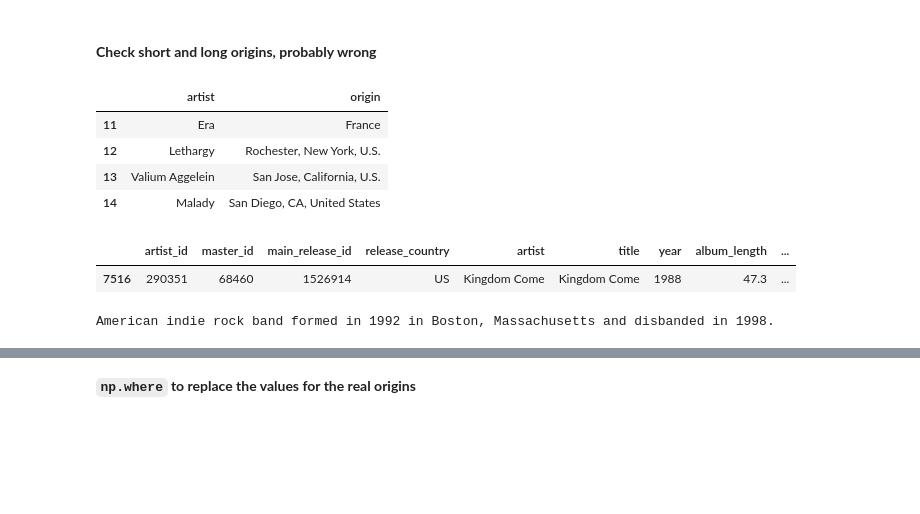
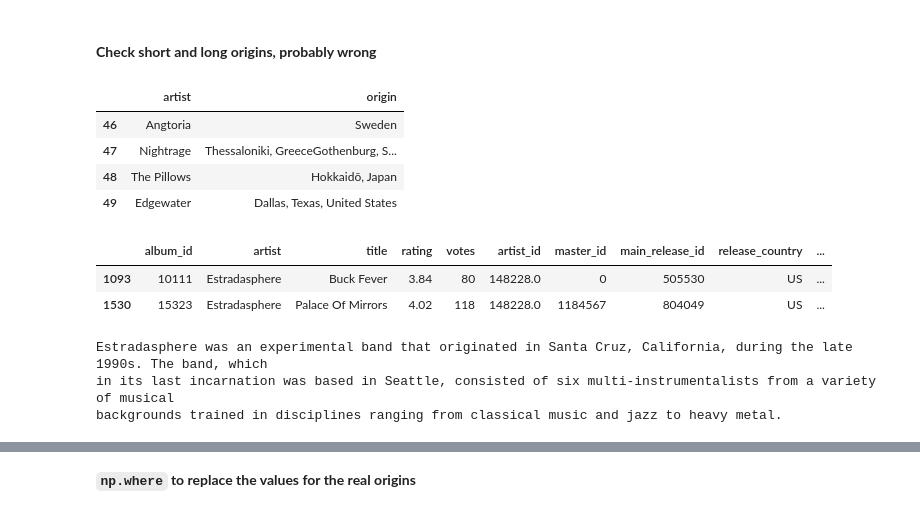
Before and after one commit to arnauog/what_the_rock, a Jupyter notebook: geopy_origins.ipynb, the cells around one changed output, grey strips where cells are left out. Drawn from its saved outputs; the diff is of its cells as text; code cells hidden in the pictures; blank space fills up the shorter version.

Commit message:
spotipy quasi tot, finished df_us_new_masters! until 2010

```diff
--- a/geopy_origins.ipynb
+++ b/geopy_origins.ipynb
@@ -933,9 +955,9 @@ artists_to_do
 # %%
 # create the df with the origins scraped from Wikipedia
 
-df = pd.read_csv('Datasets/df_masters_blended.csv')
+df = pd.read_csv('Datasets/df_us_new_masters_clean.csv')
 start_index = 0
-final_index = start_index+16
+final_index = start_index+50
 
 df_artists_origins = get_origins_wikipedia(df, start_index, final_index)
 # %% [output]
@@ -1073,31 +1091,34 @@ for index, row in df_new_artists.iterrows():
     if len(row['origin']) < 10:
         print(index, row['origin'])
 # %%
-start_index = 11
+start_index = 46
 
 end_index = start_index+5
 df_new_artists.loc[start_index:end_index]
 # %% [output]
 |  | artist | origin |
-| 11 | Era | France |
-| 12 | Lethargy | Rochester, New York, U.S. |
-| 13 | Valium Aggelein | San Jose, California, U.S. |
-| 14 | Malady | San Diego, CA, United States |
+| 46 | Angtoria | Sweden |
+| 47 | Nightrage | Thessaloniki, GreeceGothenburg, S... |
+| 48 | The Pillows | Hokkaidō, Japan |
+| 49 | Edgewater | Dallas, Texas, United States |
 # %%
 # look for the albums of the artist in the original df to check it's the correct artist
-df[df['artist']=="Kingdom Come	".strip()].sort_values('year').head()
+df[df['artist']=="Estradasphere".strip()].sort_values('year').head()
 # %% [output]
-|  | artist_id | master_id | main_release_id | release_country | artist | title | year | album_length | ... |
-| 7516 | 290351 | 68460 | 1526914 | US | Kingdom Come | Kingdom Come | 1988 | 47.3 | ... |
+|  | album_id | artist | title | rating | votes | artist_id | master_id | main_release_id | release_country | ... |
+| 1093 | 10111 | Estradasphere | Buck Fever | 3.84 | 80 | 148228.0 | 0 | 505530 | US | ... |
+| 1530 | 15323 | Estradasphere | Palace Of Mirrors | 4.02 | 118 | 148228.0 | 1184567 | 804049 | US | ... |
 # %%
 # check if there's info of the artist origin in the column 'artist_profile'
 import textwrap
-artist_profile = df.loc[5520]['artist_profile']
+artist_profile = df.loc[1093]['artist_profile']
 
 splitted_string = textwrap.fill(artist_profile, width=120)
 print(splitted_string)
 # %% [output]
-American indie rock band formed in 1992 in Boston, Massachusetts and disbanded in 1998.
+Estradasphere was an experimental band that originated in Santa Cruz, California, during the late 1990s. The band, which
+in its last incarnation was based in Seattle, consisted of six multi-instrumentalists from a variety of musical
+backgrounds trained in disciplines ranging from classical music and jazz to heavy metal.
 # %%
 genres = df_new_artists[df_new_artists['origin'].str.contains('Genres')]
 genres.shape
```
Also changed, not shown: parts of 40 cells of this notebook, 18 other files.
